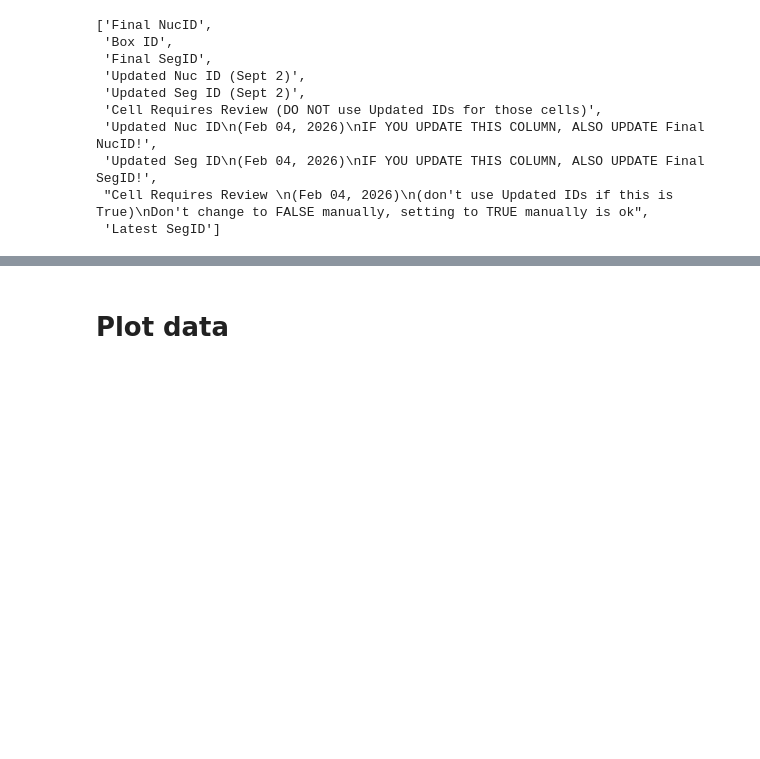
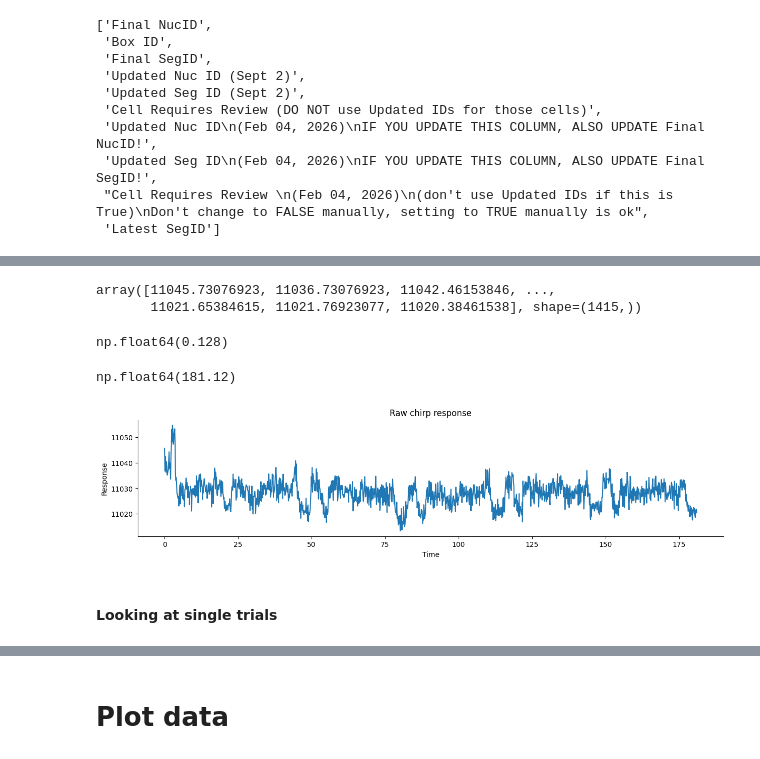
Before and after one commit to eyewire2/eyewire2-functional-analysis, a Jupyter notebook: notebooks/tutorial/plot_raw_data/plot_raw_data.ipynb, the cells around one changed output, grey strips where cells are left out. Cells and saved outputs as stored; diff of their text form; code cells hidden in the pictures; blank space fills up the shorter version.

Commit message:
adding basic inspection of chirp traces as example

```diff
--- a/notebooks/tutorial/plot_raw_data/plot_raw_data.ipynb
+++ b/notebooks/tutorial/plot_raw_data/plot_raw_data.ipynb
@@ -47,0 +106,31 @@ df = data_loader.load_df_rois_morph(
+# %%
+#raw trace for first cell
+trace = df['chirp_trace'][0]
+trace
+# %% [output]
+array([11045.73076923, 11036.73076923, 11042.46153846, ...,
+       11021.65384615, 11021.76923077, 11020.38461538], shape=(1415,))
+# %%
+#time delta between samples
+dt = df['chirp_trace_dt'][0]
+dt
+# %% [output]
+np.float64(0.128)
+# %%
+# duration of all chirp recordings (seconds)
+dt * len(trace)
+# %% [output]
+np.float64(181.12)
+# %%
+raw_time = np.arange(0,stop=dt*len(trace),step=dt)
+# %%
+plt.figure(figsize=(15,3))
+plt.plot(raw_time,trace)
+plt.title('Raw chirp response')
+plt.ylabel('Response')
+plt.xlabel('Time')
+sns.despine()
+# %% [output]
+[figure, added]
+# %% [markdown]
+#### Looking at single trials
```
Also changed, not shown: parts of 16 cells of this notebook.
